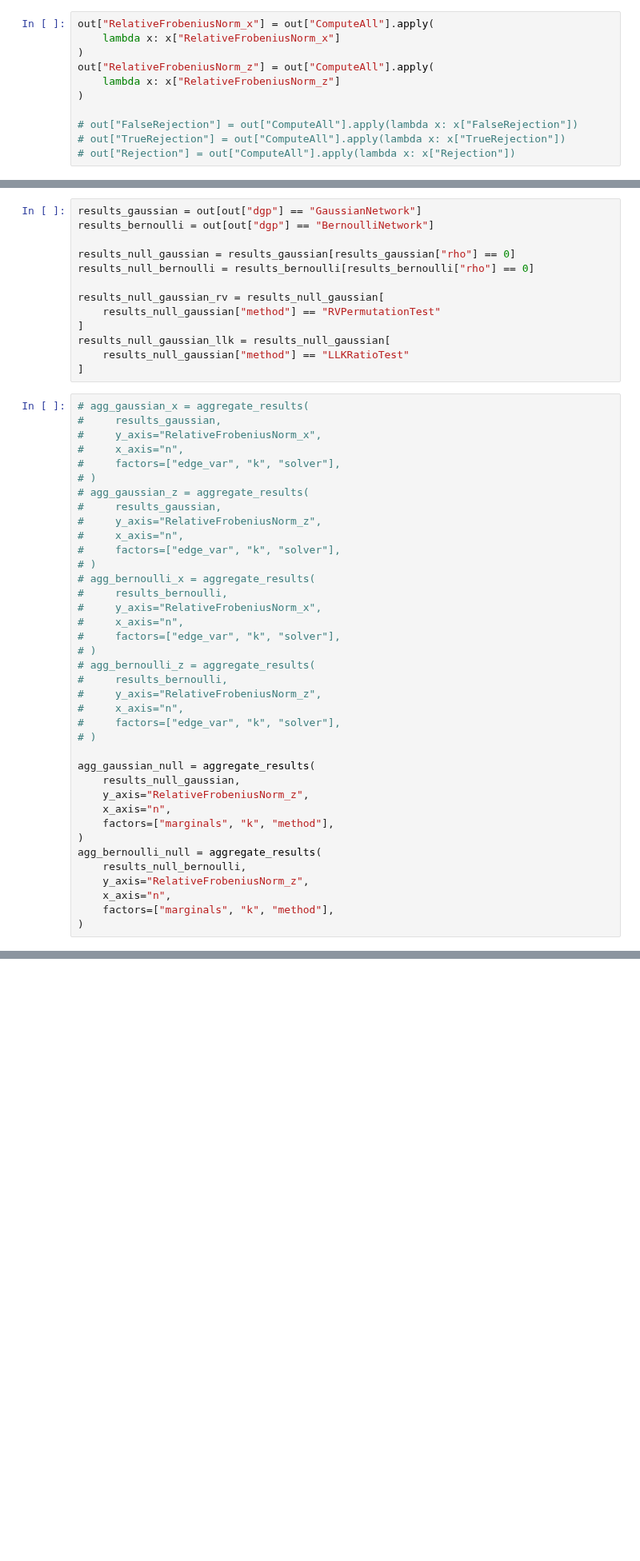
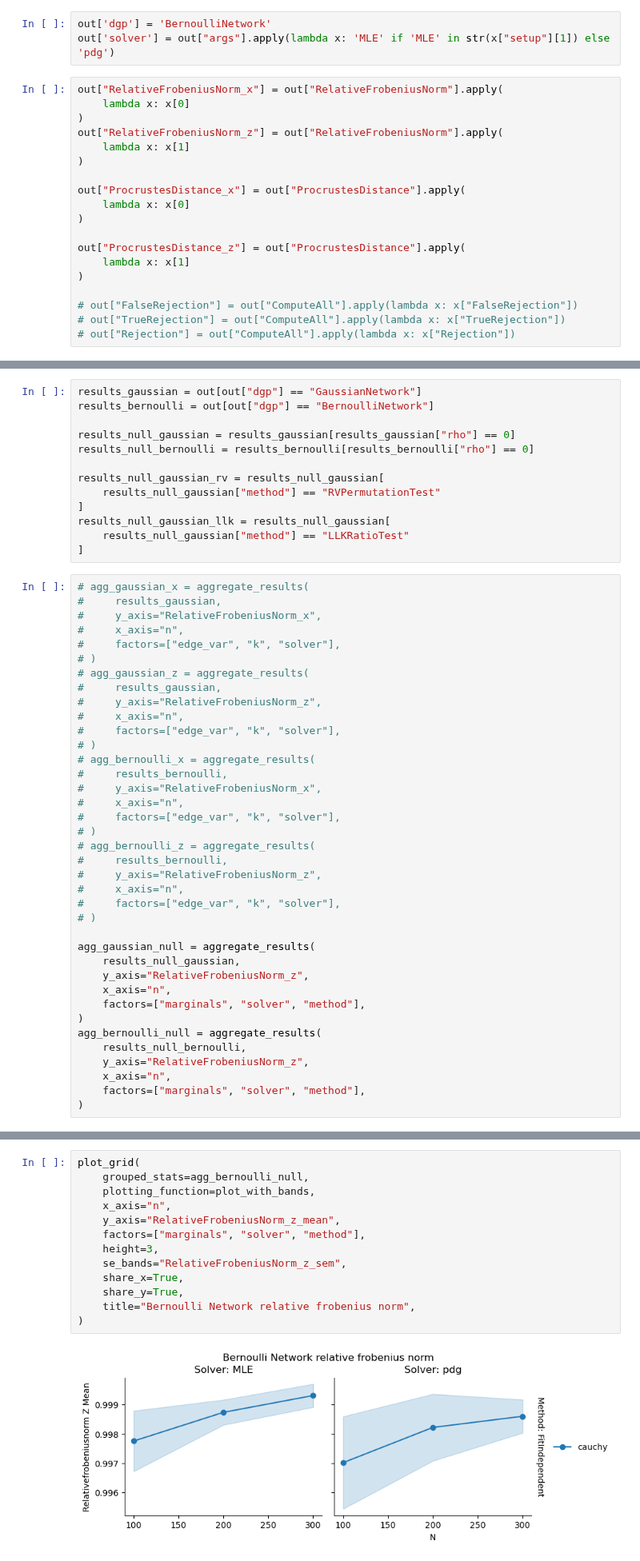
Before and after one commit to lorenzo-costa/testing-network-independence, a Jupyter notebook: notebooks/new_setup.ipynb, the cells around one changed output, grey strips where cells are left out. Shown at 80% size. Cells and saved outputs as stored; diff of their text form; blank space fills up the shorter version.

Commit message:
reorganise solvers

```diff
--- a/notebooks/new_setup.ipynb
+++ b/notebooks/new_setup.ipynb
@@ -112,9 +167,20 @@ out["marginals"] = out["args"].apply(lambda x: x.get("marginals", "NA"))
+# %%
+out['dgp'] = 'BernoulliNetwork'
+out['solver'] = out["args"].apply(lambda x: 'MLE' if 'MLE' in str(x["setup"][1]) else 'pdg')
 # %%
-out["RelativeFrobeniusNorm_x"] = out["ComputeAll"].apply(
-    lambda x: x["RelativeFrobeniusNorm_x"]
+out["RelativeFrobeniusNorm_x"] = out["RelativeFrobeniusNorm"].apply(
+    lambda x: x[0]
 )
-out["RelativeFrobeniusNorm_z"] = out["ComputeAll"].apply(
-    lambda x: x["RelativeFrobeniusNorm_z"]
+out["RelativeFrobeniusNorm_z"] = out["RelativeFrobeniusNorm"].apply(
+    lambda x: x[1]
+)
+
+out["ProcrustesDistance_x"] = out["ProcrustesDistance"].apply(
+    lambda x: x[0]
+)
+
+out["ProcrustesDistance_z"] = out["ProcrustesDistance"].apply(
+    lambda x: x[1]
 )
 
 # out["FalseRejection"] = out["ComputeAll"].apply(lambda x: x["FalseRejection"])
@@ -163,11 +233,11 @@ agg_gaussian_null = aggregate_results(
     results_null_gaussian,
     y_axis="RelativeFrobeniusNorm_z",
     x_axis="n",
-    factors=["marginals", "k", "method"],
+    factors=["marginals", "solver", "method"],
 )
 agg_bernoulli_null = aggregate_results(
     results_null_bernoulli,
     y_axis="RelativeFrobeniusNorm_z",
     x_axis="n",
-    factors=["marginals", "k", "method"],
+    factors=["marginals", "solver", "method"],
 )
@@ -189,0 +244,15 @@ plot_grid(
+# %%
+plot_grid(
+    grouped_stats=agg_bernoulli_null,
+    plotting_function=plot_with_bands,
+    x_axis="n",
+    y_axis="RelativeFrobeniusNorm_z_mean",
+    factors=["marginals", "solver", "method"],
+    height=3,
+    se_bands="RelativeFrobeniusNorm_z_sem",
+    share_x=True,
+    share_y=True,
+    title="Bernoulli Network relative frobenius norm",
+)
+# %% [output]
+[figure, added]
```
Also changed, not shown: parts of 15 cells of this notebook, 5 other files.
